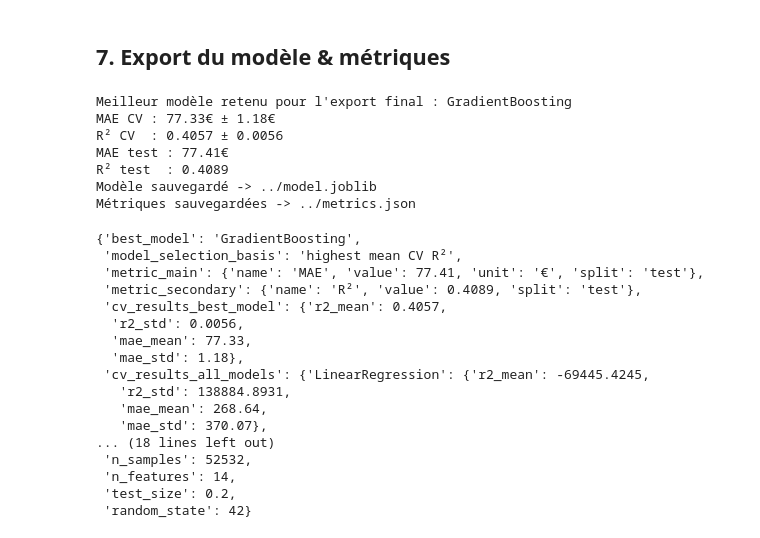
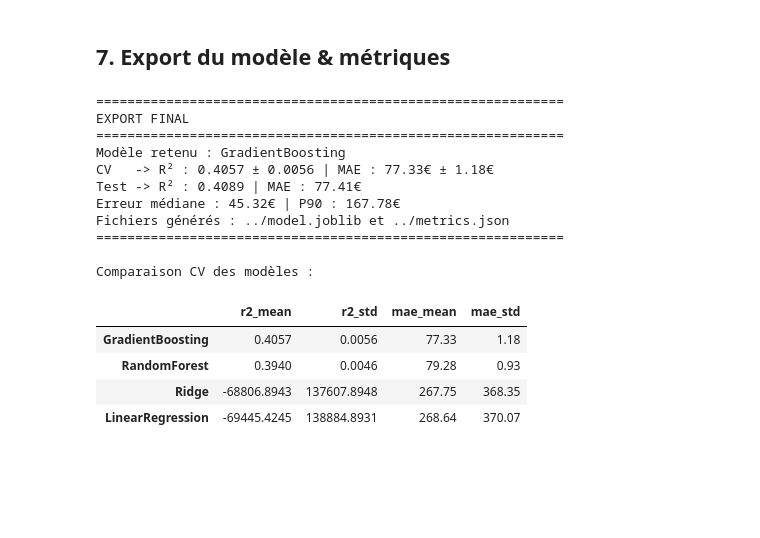
Before and after one commit to Ismaelito91/airbnb-paris-price-predictor, a Jupyter notebook: notebooks/airbnb.ipynb, the cells around one changed output. Cells and saved outputs as stored; diff of their text form; code cells hidden in the pictures; blank space fills up the shorter version.

Commit message:
Refactor Airbnb notebook: update execution counts, enhance model comparison output, and improve final export summary

```diff
--- a/notebooks/airbnb.ipynb
+++ b/notebooks/airbnb.ipynb
@@ -695,16 +615,6 @@ final_ttr = TransformedTargetRegressor(
 
 final_ttr.fit(X, y)
 
-print(f"Meilleur modèle retenu pour l'export final : {best_name}")
-print(f"MAE CV : {results[best_name]['mae_mean']:.2f}€ ± {results[best_name]['mae_std']:.2f}€")
-print(f"R² CV  : {results[best_name]['r2_mean']:.4f} ± {results[best_name]['r2_std']:.4f}")
-print(f"MAE test : {mean_absolute_error(y_test, y_pred):.2f}€")
-print(f"R² test  : {r2_score(y_test, y_pred):.4f}")
-
-# Export du modèle final
-joblib.dump(final_ttr, "../model.joblib")
-print("Modèle sauvegardé -> ../model.joblib")
-
 # Résultats complets CV pour tous les modèles
 cv_results_all_models = {}
 for model_name, scores in results.items():
@@ -714,6 +624,8 @@ for model_name, scores in results.items():
         "mae_mean": round(float(scores["mae_mean"]), 2),
         "mae_std": round(float(scores["mae_std"]), 2),
     }
+
+results_export_df = pd.DataFrame(cv_results_all_models).T.sort_values("r2_mean", ascending=False)
 
 # Évaluation finale sur le holdout test set
 holdout_test = {
@@ -725,62 +637,68 @@ holdout_test = {
     "overestimation_rate": round(float((residuals < 0).mean()), 4),
 }
 
-# Métriques finales
+# Métriques finales exportées dans le JSON
 metrics = {
     "best_model": best_name,
     "model_selection_basis": "highest mean CV R²",
     "metric_main": {
         "name": "MAE",
         "value": holdout_test["mae"],
         "unit": "€",
         "split": "test",
     },
     "metric_secondary": {
         "name": "R²",
         "value": holdout_test["r2"],
         "split": "test",
     },
     "cv_results_best_model": {
         "r2_mean": round(float(results[best_name]["r2_mean"]), 4),
         "r2_std": round(float(results[best_name]["r2_std"]), 4),
         "mae_mean": round(float(results[best_name]["mae_mean"]), 2),
         "mae_std": round(float(results[best_name]["mae_std"]), 2),
     },
     "cv_results_all_models": cv_results_all_models,
     "holdout_test": holdout_test,
     "n_samples": int(len(X)),
     "n_features": int(X.shape[1]),
     "test_size": 0.2,
     "random_state": SEED,
 }
 
 with open("../metrics.json", "w", encoding="utf-8") as f:
     json.dump(metrics, f, indent=2, ensure_ascii=False)
 
-print("Métriques sauvegardées -> ../metrics.json")
-metrics
+# Résumé lisible pour le notebook
+print("=" * 60)
+print("EXPORT FINAL")
+print("=" * 60)
+print(f"Modèle retenu : {best_name}")
+print(f"CV   -> R² : {results[best_name]['r2_mean']:.4f} ± {results[best_name]['r2_std']:.4f} | MAE : {results[best_name]['mae_mean']:.2f}€ ± {results[best_name]['mae_std']:.2f}€")
+print(f"Test -> R² : {holdout_test['r2']:.4f} | MAE : {holdout_test['mae']:.2f}€")
+print(f"Erreur médiane : {holdout_test['median_abs_error']:.2f}€ | P90 : {holdout_test['p90_abs_error']:.2f}€")
+print("Fichiers générés : ../model.joblib et ../metrics.json")
+print("=" * 60)
+
+
+
+
+print("\nComparaison CV des modèles :")
+display(results_export_df)
 # %% [output]
-Meilleur modèle retenu pour l'export final : GradientBoosting
-MAE CV : 77.33€ ± 1.18€
-R² CV  : 0.4057 ± 0.0056
-MAE test : 77.41€
-R² test  : 0.4089
-Modèle sauvegardé -> ../model.joblib
-Métriques sauvegardées -> ../metrics.json
+============================================================
+EXPORT FINAL
+============================================================
+Modèle retenu : GradientBoosting
+CV   -> R² : 0.4057 ± 0.0056 | MAE : 77.33€ ± 1.18€
+Test -> R² : 0.4089 | MAE : 77.41€
+Erreur médiane : 45.32€ | P90 : 167.78€
+Fichiers générés : ../model.joblib et ../metrics.json
+============================================================
+
+Comparaison CV des modèles :
-{'best_model': 'GradientBoosting',
- 'model_selection_basis': 'highest mean CV R²',
- 'metric_main': {'name': 'MAE', 'value': 77.41, 'unit': '€', 'split': 'test'},
- 'metric_secondary': {'name': 'R²', 'value': 0.4089, 'split': 'test'},
- 'cv_results_best_model': {'r2_mean': 0.4057,
-  'r2_std': 0.0056,
-  'mae_mean': 77.33,
-  'mae_std': 1.18},
- 'cv_results_all_models': {'LinearRegression': {'r2_mean': -69445.4245,
-   'r2_std': 138884.8931,
-   'mae_mean': 268.64,
-   'mae_std': 370.07},
-... (18 lines left out)
- 'n_samples': 52532,
- 'n_features': 14,
- 'test_size': 0.2,
- 'random_state': 42}
+|  | r2_mean | r2_std | mae_mean | mae_std |
+| GradientBoosting | 0.4057 | 0.0056 | 77.33 | 1.18 |
+| RandomForest | 0.3940 | 0.0046 | 79.28 | 0.93 |
+| Ridge | -68806.8943 | 137607.8948 | 267.75 | 368.35 |
+| LinearRegression | -69445.4245 | 138884.8931 | 268.64 | 370.07 |
```
Also changed, not shown: parts of 2 cells of this notebook.
